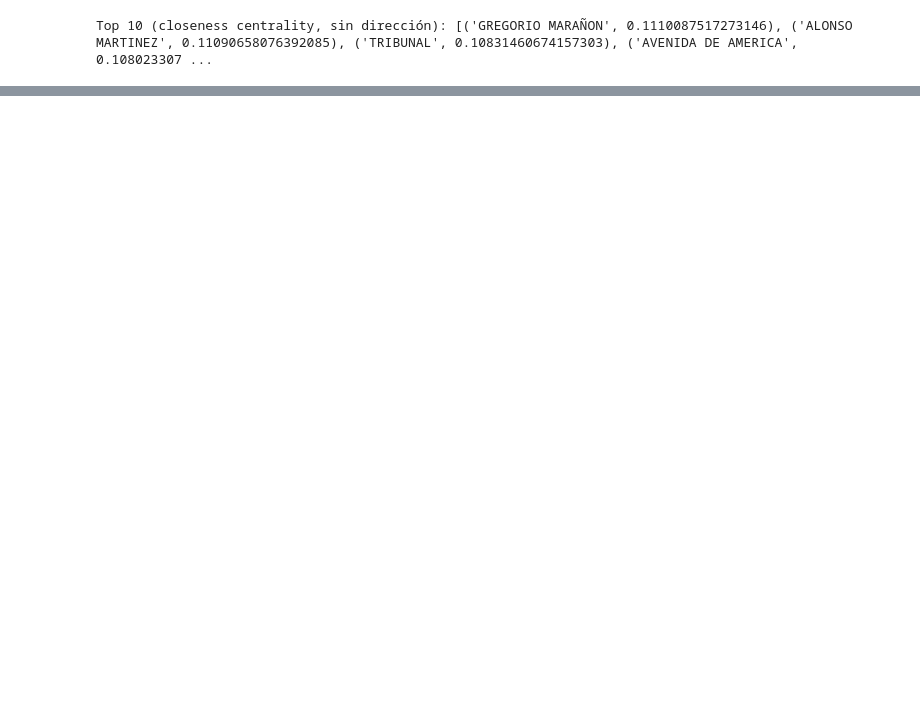
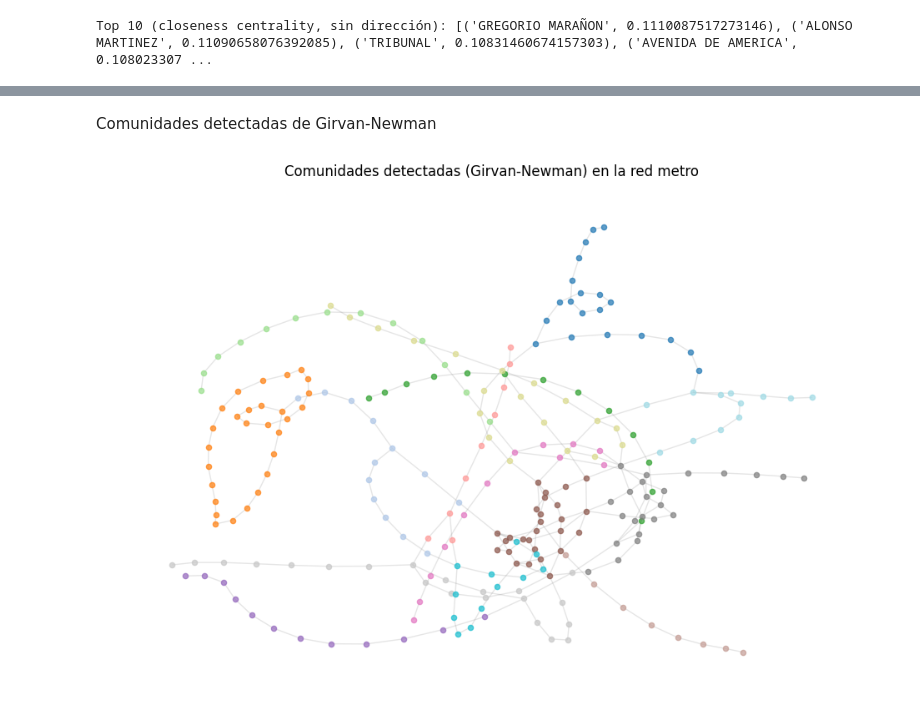
Before and after one commit to mriioos/p3-bain-graphs-analisys, a Jupyter notebook: main.ipynb, the cells around one changed output, grey strips where cells are left out. Saved outputs shown, nothing was run; the diff lists cells and outputs as text; code cells hidden in the pictures; blank space fills up the shorter version.

```diff
--- a/main.ipynb
+++ b/main.ipynb
@@ -144,0 +260,29 @@ with open("edges.txt", "w") as f:
+# %% [markdown]
+Comunidades detectadas de Girvan-Newman
+# %%
+# Detectar comunidades con Louvain
+# communities_louvain = community.louvain_communities(G_subset)
+# Número de comunidades detectadas
+num_comunidades = len(best_partition)
+# Posiciones de los nodos en el layout
+pos = nx.spring_layout(G_subset, seed=42)
+# Crear figura
+plt.figure(figsize=(12,8))
+# Colormap para las comunidades
+cmap = plt.cm.get_cmap('tab20', num_comunidades)
+# Dibujar nodos por comunidad
+for idx, comm_set in enumerate(best_partition):
+    nx.draw_networkx_nodes(
+        G_subset,
+        pos,
+        nodelist=list(comm_set),
+        node_color=[cmap(idx)],
+        node_size=20,
+        alpha=0.7
+    )
+nx.draw_networkx_edges(G_subset, pos, alpha=0.2, edge_color='gray')
+plt.axis('off')
+plt.title("Comunidades detectadas (Girvan-Newman) en la red metro")
+plt.show()
+# %% [output]
+[figure, added]
```
Also changed, not shown: parts of 18 cells of this notebook, 1 other file.
